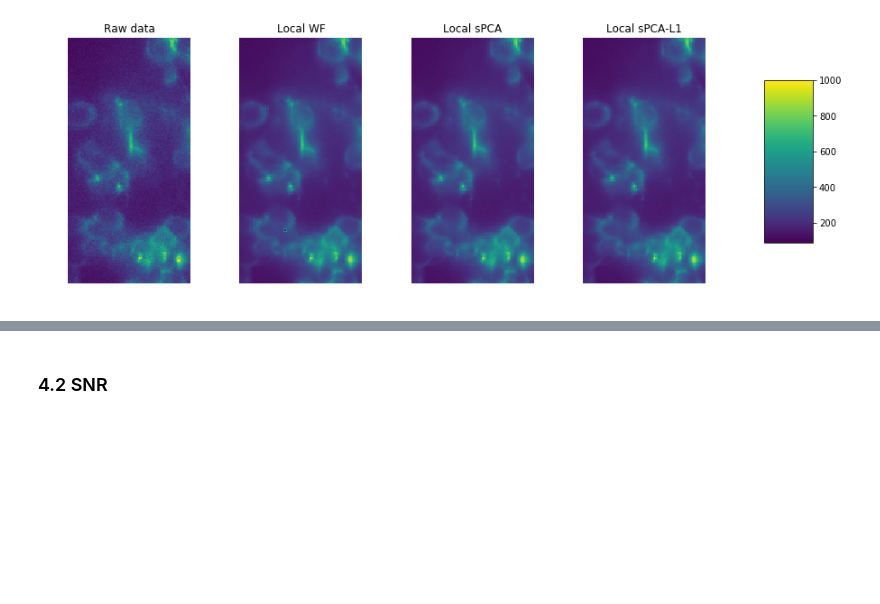
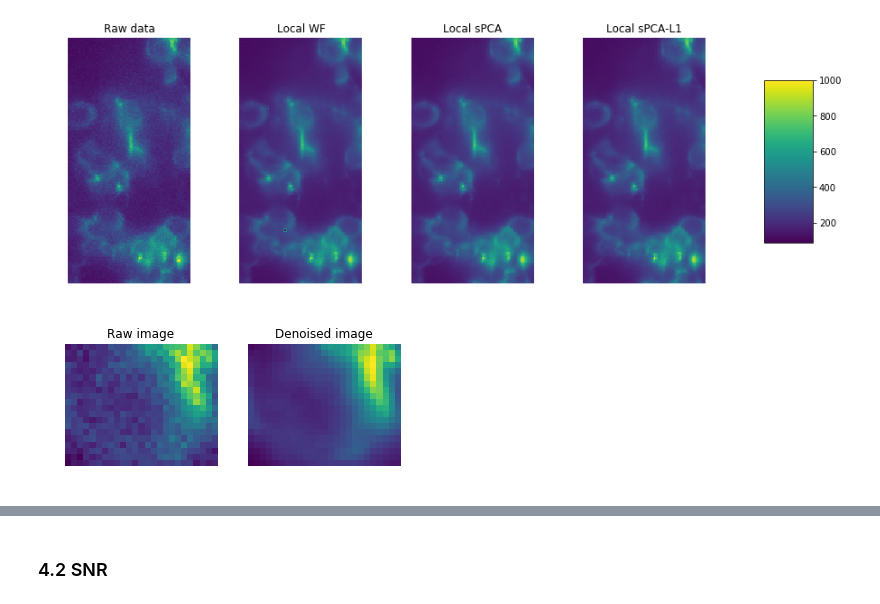
Before and after one commit to zqwei/fish_processing, a Jupyter notebook: notebooks/TK_ex_spatial_denoise_kelly_code.ipynb, the cells around one changed output, grey strips where cells are left out. Drawn from its saved outputs; the diff is of its cells as text; code cells hidden in the pictures; blank space fills up the shorter version.

```diff
--- a/notebooks/TK_ex_spatial_denoise_kelly_code.ipynb
+++ b/notebooks/TK_ex_spatial_denoise_kelly_code.ipynb
@@ -203,3 +203,21 @@ f.colorbar(cf, cax=cbar_ax)
 plt.show()
 # %% [output]
 [figure]
+# %%
+crop_x = (0, 20)
+crop_y = (65, 90)
+mask = np.zeros(Y_detr.shape[:2])
+mask[crop_x[0]:crop_x[1], crop_y[0]:crop_y[1]] = 1
+# %%
+cropRaw = Y_detr[mask==1, 0]
+cropSDN = Yd_detr[mask==1, 0]
+f, (ax1, ax2) = plt.subplots(1, 2)
+ax1.imshow(cropRaw.reshape(20, 25))
+ax1.set_title('Raw image')
+ax1.axis('off')
+ax2.imshow(cropSDN.reshape(20, 25))
+ax2.set_title('Denoised image')
+ax2.axis('off')
+plt.show()
+# %% [output]
+[figure, added]
```
Also changed, not shown: parts of 5 cells of this notebook, 1 other file.
